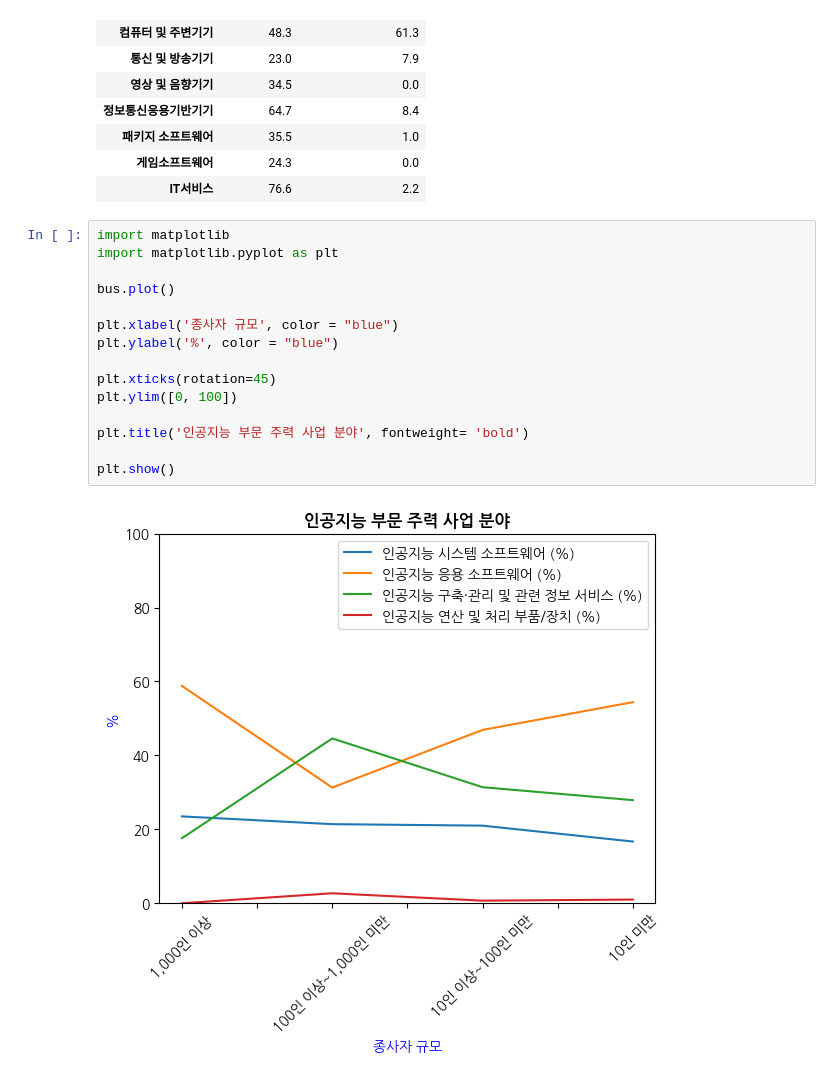
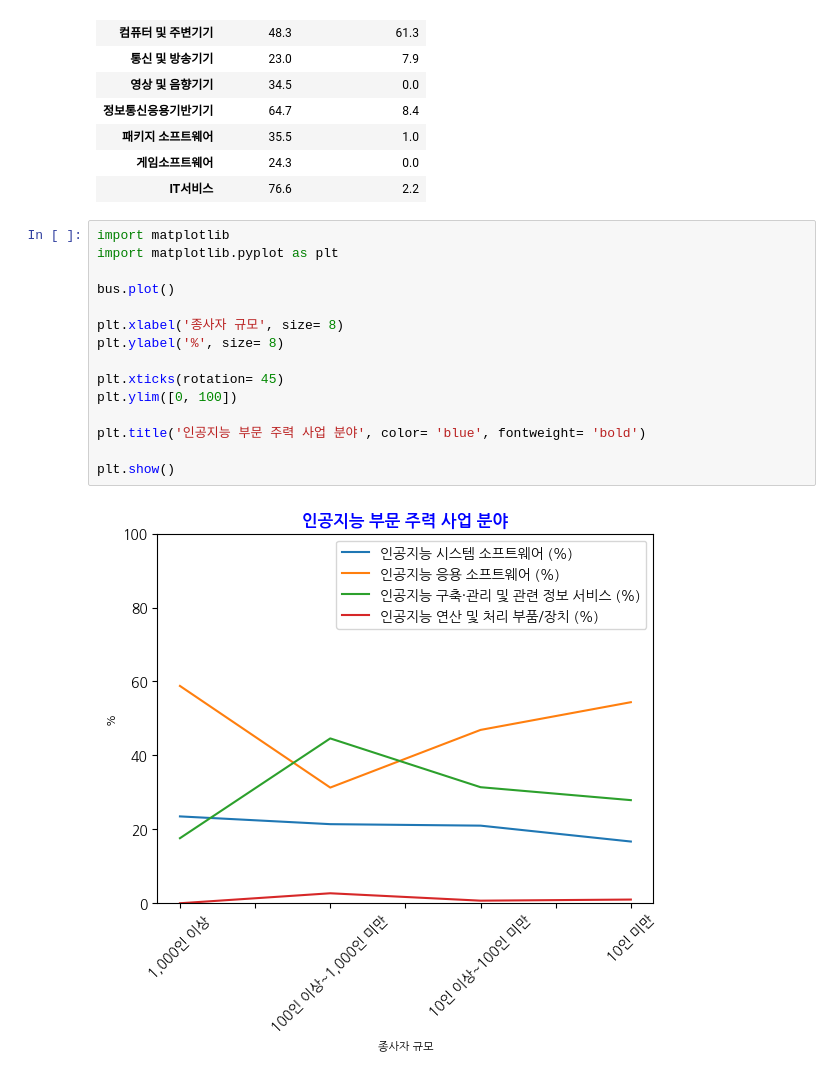
Before and after one commit to lyjddw/HW, a Jupyter notebook: AIsemiconductor.ipynb, the cells around one changed output. Saved outputs shown, nothing was run; the diff lists cells and outputs as text.

```diff
--- a/AIsemiconductor.ipynb
+++ b/AIsemiconductor.ipynb
@@ -70,20 +95,20 @@ tech
 # %%
 import matplotlib
 import matplotlib.pyplot as plt
 
 bus.plot()
 
-plt.xlabel('종사자 규모', color = "blue")
-plt.ylabel('%', color = "blue")
+plt.xlabel('종사자 규모', size= 8)
+plt.ylabel('%', size= 8)
 
-plt.xticks(rotation=45)
+plt.xticks(rotation= 45)
 plt.ylim([0, 100])
 
-plt.title('인공지능 부문 주력 사업 분야', fontweight= 'bold')
+plt.title('인공지능 부문 주력 사업 분야', color= 'blue', fontweight= 'bold')
 
 plt.show()
 # %% [output]
-[figure, old version]
+[figure, new version]
 # %%
 import matplotlib
 import matplotlib.pyplot as plt
```
Also changed, not shown: parts of 2 cells of this notebook.
